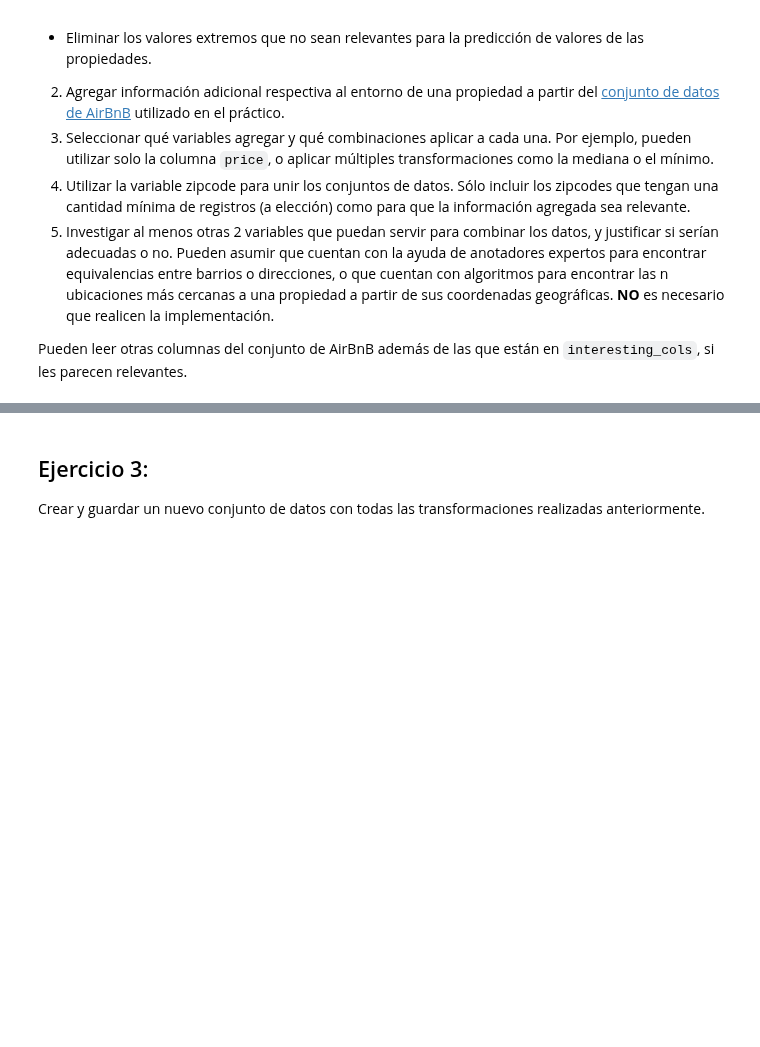
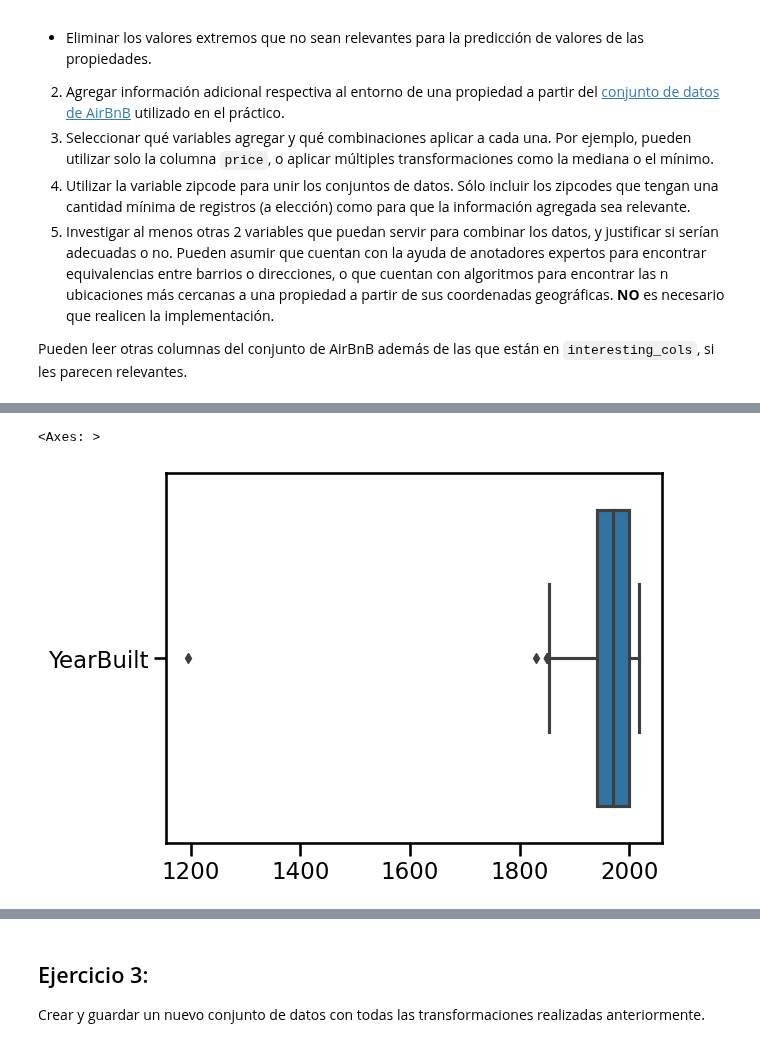
Before and after one commit to JeroFotinos/diplo_datos, a Jupyter notebook: Consignas_Entregable AEyC - Parte 1.ipynb, the cells around one changed output, grey strips where cells are left out. Cells and saved outputs as stored; diff of their text form; code cells hidden in the pictures; blank space fills up the shorter version.

```diff
--- a/Consignas_Entregable AEyC - Parte 1.ipynb
+++ b/Consignas_Entregable AEyC - Parte 1.ipynb
@@ -262,0 +317,5 @@ Pueden leer otras columnas del conjunto de AirBnB además de las que están en `
+# %%
+seaborn.boxplot(data=df_relevant_columns[['YearBuilt']],orient="h")
+# %% [output]
+<Axes: >
+[figure, added]
```
Also changed, not shown: parts of 22 cells of this notebook, 1 other file.
